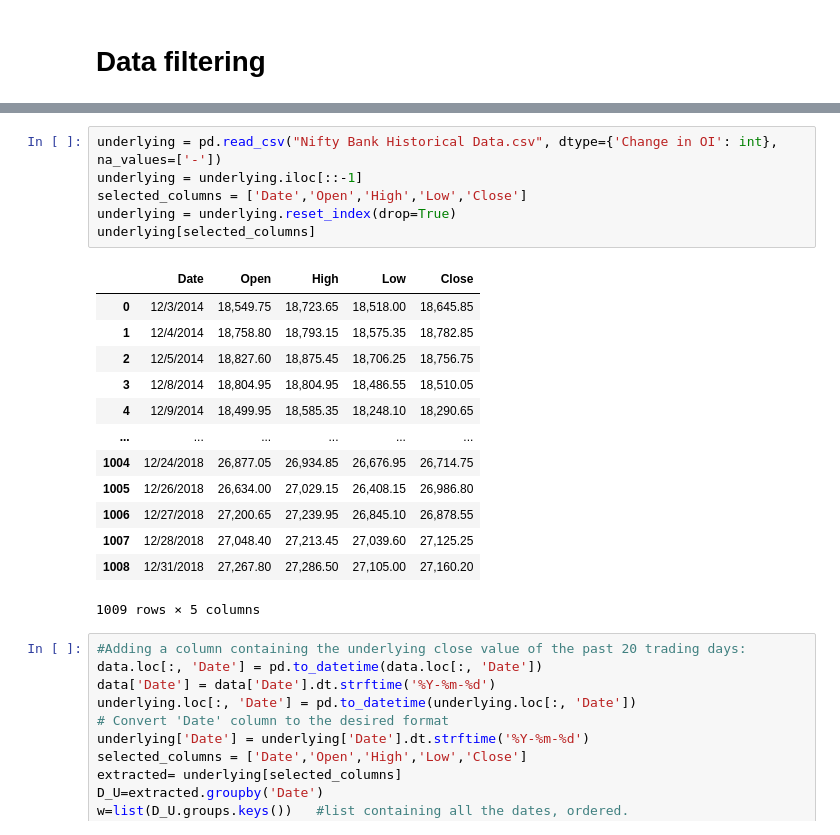
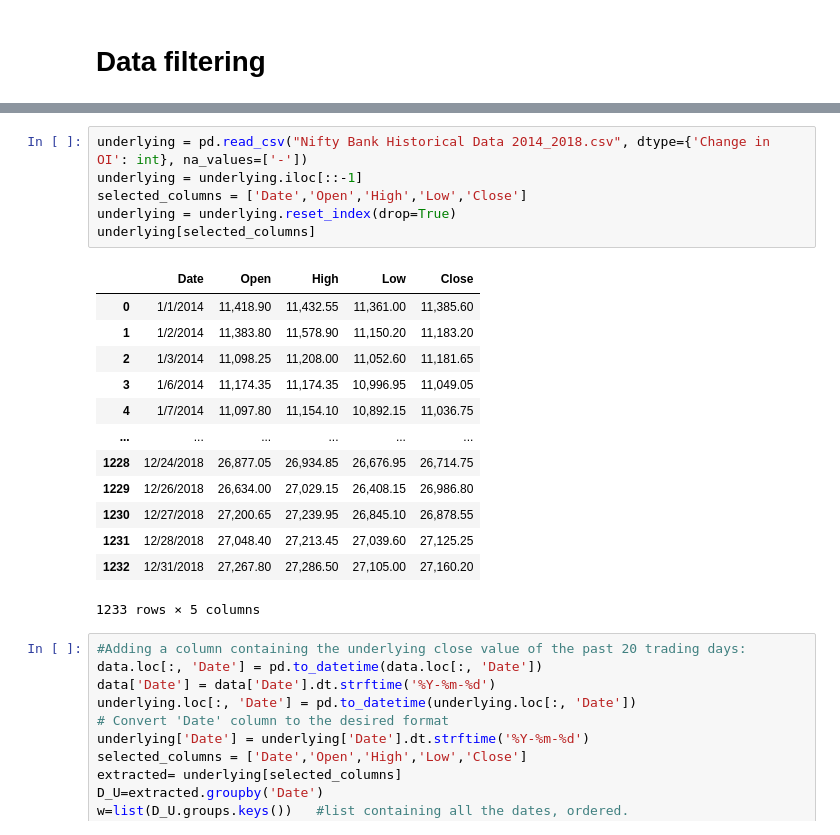
Before and after one commit to Hcine-Turki/Project-DSUU, a Jupyter notebook: DSUU_code.ipynb, the cells around one changed output, grey strips where cells are left out. Cells and saved outputs as stored; diff of their text form.

```diff
--- a/DSUU_code.ipynb
+++ b/DSUU_code.ipynb
@@ -24,23 +89,23 @@ data
 # %%
-underlying = pd.read_csv("Nifty Bank Historical Data.csv", dtype={'Change in OI': int}, na_values=['-'])
+underlying = pd.read_csv("Nifty Bank Historical Data 2014_2018.csv", dtype={'Change in OI': int}, na_values=['-'])
 underlying = underlying.iloc[::-1]
 selected_columns = ['Date','Open','High','Low','Close']
 underlying = underlying.reset_index(drop=True)
 underlying[selected_columns]
 # %% [output]
 |  | Date | Open | High | Low | Close |
-| 0 | 12/3/2014 | 18,549.75 | 18,723.65 | 18,518.00 | 18,645.85 |
-| 1 | 12/4/2014 | 18,758.80 | 18,793.15 | 18,575.35 | 18,782.85 |
-| 2 | 12/5/2014 | 18,827.60 | 18,875.45 | 18,706.25 | 18,756.75 |
-| 3 | 12/8/2014 | 18,804.95 | 18,804.95 | 18,486.55 | 18,510.05 |
-| 4 | 12/9/2014 | 18,499.95 | 18,585.35 | 18,248.10 | 18,290.65 |
+| 0 | 1/1/2014 | 11,418.90 | 11,432.55 | 11,361.00 | 11,385.60 |
+| 1 | 1/2/2014 | 11,383.80 | 11,578.90 | 11,150.20 | 11,183.20 |
+| 2 | 1/3/2014 | 11,098.25 | 11,208.00 | 11,052.60 | 11,181.65 |
+| 3 | 1/6/2014 | 11,174.35 | 11,174.35 | 10,996.95 | 11,049.05 |
+| 4 | 1/7/2014 | 11,097.80 | 11,154.10 | 10,892.15 | 11,036.75 |
 | ... | ... | ... | ... | ... | ... |
-| 1004 | 12/24/2018 | 26,877.05 | 26,934.85 | 26,676.95 | 26,714.75 |
-| 1005 | 12/26/2018 | 26,634.00 | 27,029.15 | 26,408.15 | 26,986.80 |
-| 1006 | 12/27/2018 | 27,200.65 | 27,239.95 | 26,845.10 | 26,878.55 |
-| 1007 | 12/28/2018 | 27,048.40 | 27,213.45 | 27,039.60 | 27,125.25 |
-| 1008 | 12/31/2018 | 27,267.80 | 27,286.50 | 27,105.00 | 27,160.20 |
+| 1228 | 12/24/2018 | 26,877.05 | 26,934.85 | 26,676.95 | 26,714.75 |
+| 1229 | 12/26/2018 | 26,634.00 | 27,029.15 | 26,408.15 | 26,986.80 |
+| 1230 | 12/27/2018 | 27,200.65 | 27,239.95 | 26,845.10 | 26,878.55 |
+| 1231 | 12/28/2018 | 27,048.40 | 27,213.45 | 27,039.60 | 27,125.25 |
+| 1232 | 12/31/2018 | 27,267.80 | 27,286.50 | 27,105.00 | 27,160.20 |
-1009 rows × 5 columns
+1233 rows × 5 columns
 # %%
 #Adding a column containing the underlying close value of the past 20 trading days:
 data.loc[:, 'Date'] = pd.to_datetime(data.loc[:, 'Date'])
```
Also changed, not shown: parts of 21 cells of this notebook, 1 other file.
